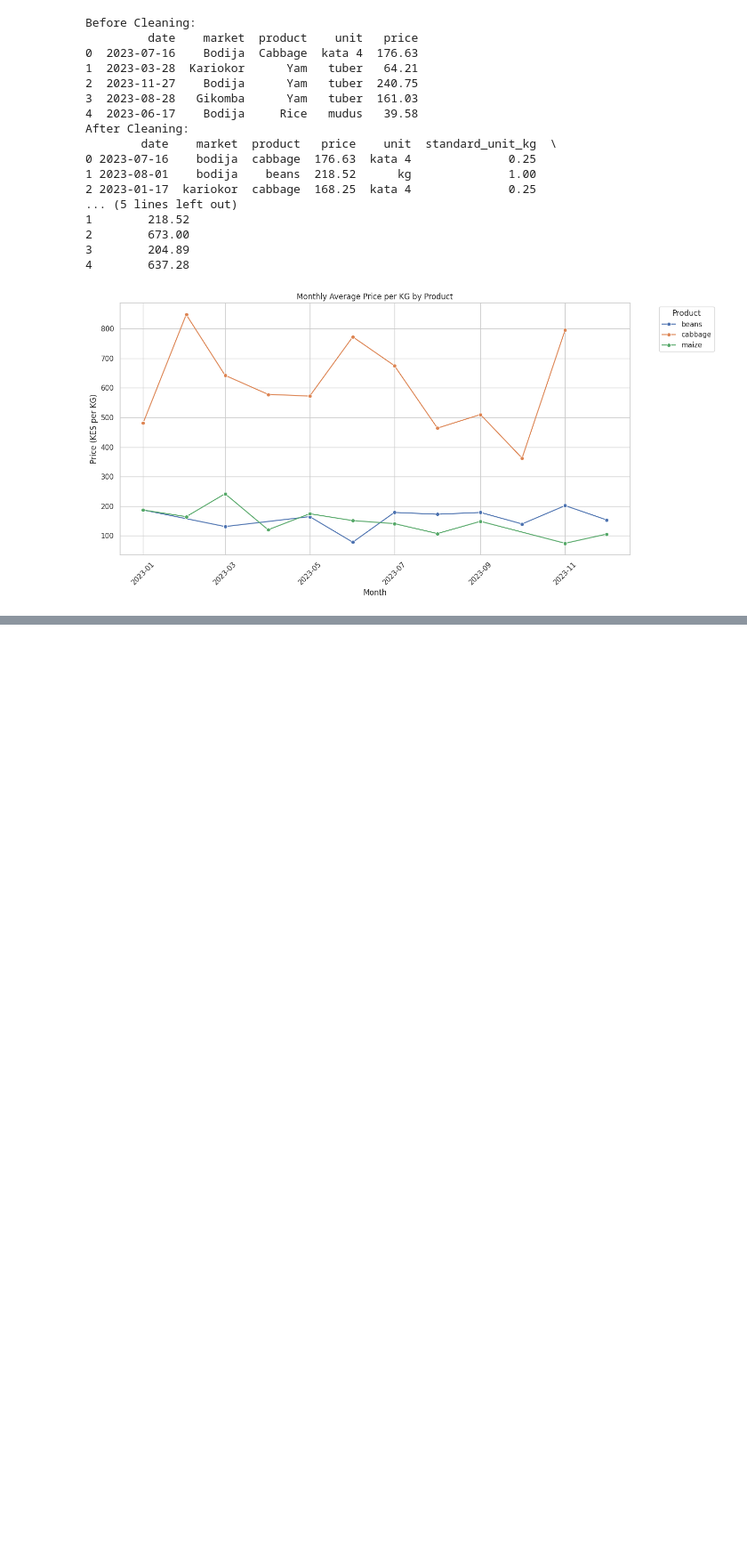
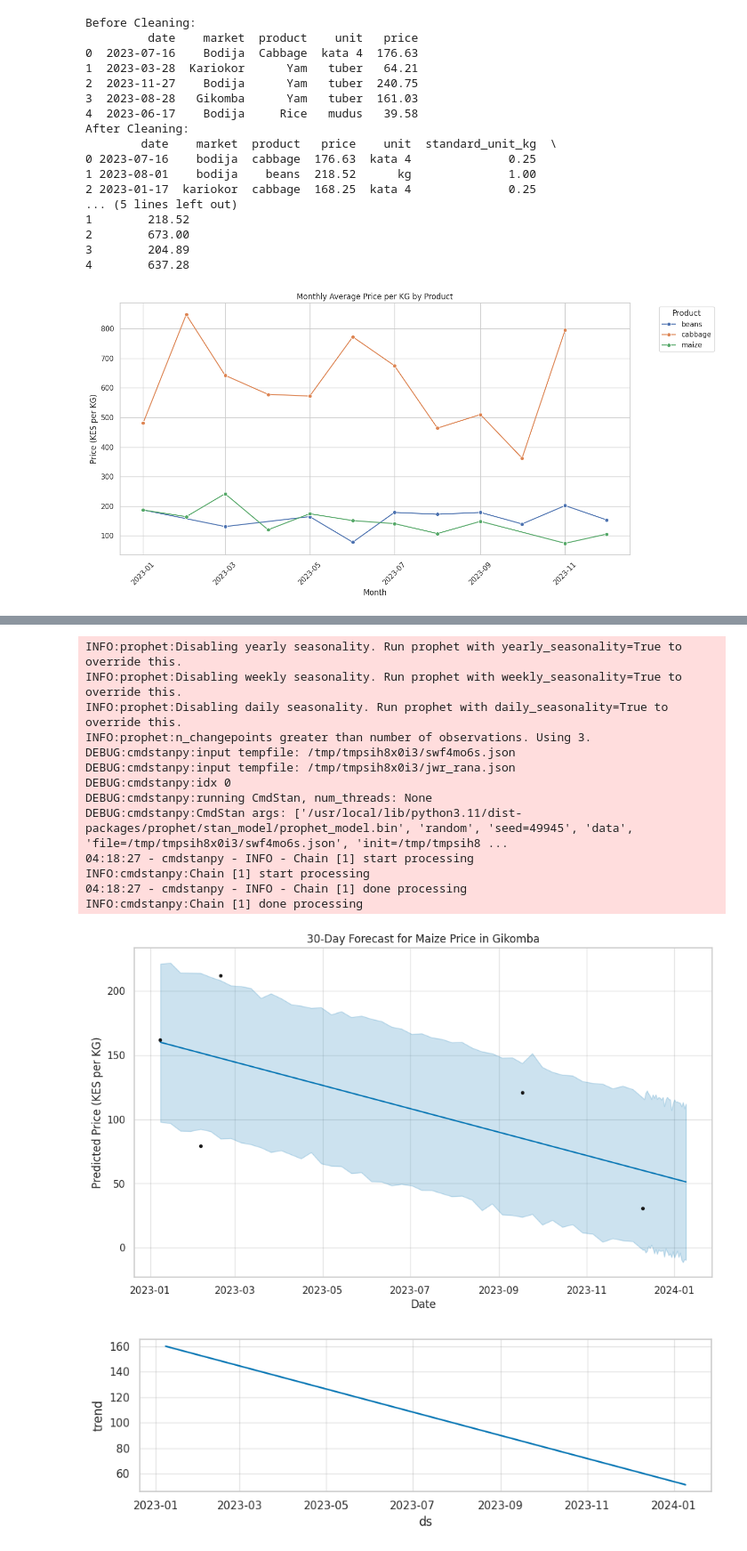
Before and after one commit to vrmshamba/Amana-Market-Price-Data-, a Jupyter notebook: Gemini_Function_calling.ipynb, the cells around one changed output, grey strips where cells are left out. Shown at 89% size. Drawn from its saved outputs; the diff is of its cells as text; code cells hidden in the pictures; blank space fills up the shorter version.

```diff
--- a/Gemini_Function_calling.ipynb
+++ b/Gemini_Function_calling.ipynb
@@ -379,0 +438,41 @@ plt.show()
+# %%
+# Step 1: Install Prophet if you haven’t already
+!pip install prophet
+
+# Step 2: Import necessary libraries
+import pandas as pd
+import matplotlib.pyplot as plt
+from prophet import Prophet
+
+# Step 3: Filter data for one product and market
+product = "maize"
+market = "gikomba"
+
+# Ensure you're working with a cleaned dataframe `df`
+filtered_df = df[(df['product'] == product) & (df['market'] == market)]
+
+# Step 4: Resample to weekly average price
+weekly_data = filtered_df.set_index('date').resample('W').mean(numeric_only=True).reset_index()
+
+# Step 5: Prepare the DataFrame for Prophet
+prophet_df = weekly_data[['date', 'price_per_kg']].rename(columns={'date': 'ds', 'price_per_kg': 'y'})
+
+# Step 6: Initialize and fit the model
+model = Prophet()
+model.fit(prophet_df)
+
+# Step 7: Create future dates (30 days ahead)
+future = model.make_future_dataframe(periods=30)
+forecast = model.predict(future)
+
+# Step 8: Plot the forecast
+fig1 = model.plot(forecast)
+plt.title(f"30-Day Forecast for {product.title()} Price in {market.title()}")
+plt.xlabel("Date")
+plt.ylabel("Predicted Price (KES per KG)")
+plt.grid(True)
+plt.show()
+
+# Optional: Plot forecast components (trend, weekly seasonality)
+fig2 = model.plot_components(forecast)
+# %% [output]
@@ -379,0 +499,15 @@ plt.show()
+INFO:prophet:Disabling yearly seasonality. Run prophet with yearly_seasonality=True to override this.
+INFO:prophet:Disabling weekly seasonality. Run prophet with weekly_seasonality=True to override this.
+INFO:prophet:Disabling daily seasonality. Run prophet with daily_seasonality=True to override this.
+INFO:prophet:n_changepoints greater than number of observations. Using 3.
+DEBUG:cmdstanpy:input tempfile: /tmp/tmpsih8x0i3/swf4mo6s.json
+DEBUG:cmdstanpy:input tempfile: /tmp/tmpsih8x0i3/jwr_rana.json
+DEBUG:cmdstanpy:idx 0
+DEBUG:cmdstanpy:running CmdStan, num_threads: None
+DEBUG:cmdstanpy:CmdStan args: ['/usr/local/lib/python3.11/dist-packages/prophet/stan_model/prophet_model.bin', 'random', 'seed=49945', 'data', 'file=/tmp/tmpsih8x0i3/swf4mo6s.json', 'init=/tmp/tmpsih8 ...
+04:18:27 - cmdstanpy - INFO - Chain [1] start processing
+INFO:cmdstanpy:Chain [1] start processing
+04:18:27 - cmdstanpy - INFO - Chain [1] done processing
+INFO:cmdstanpy:Chain [1] done processing
+[figure, added]
+[figure, added]
```
Also changed, not shown: parts of 9 cells of this notebook.
